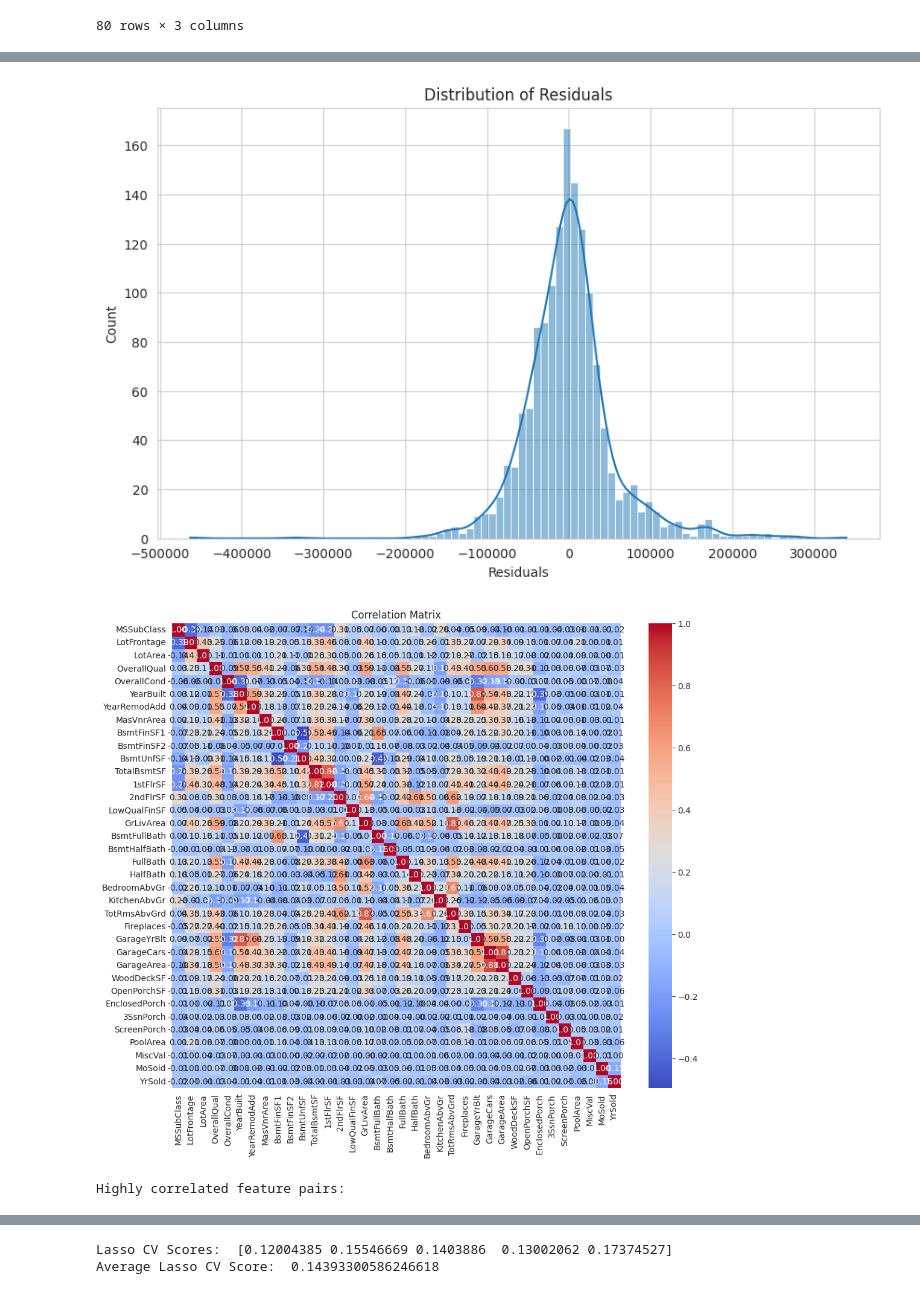
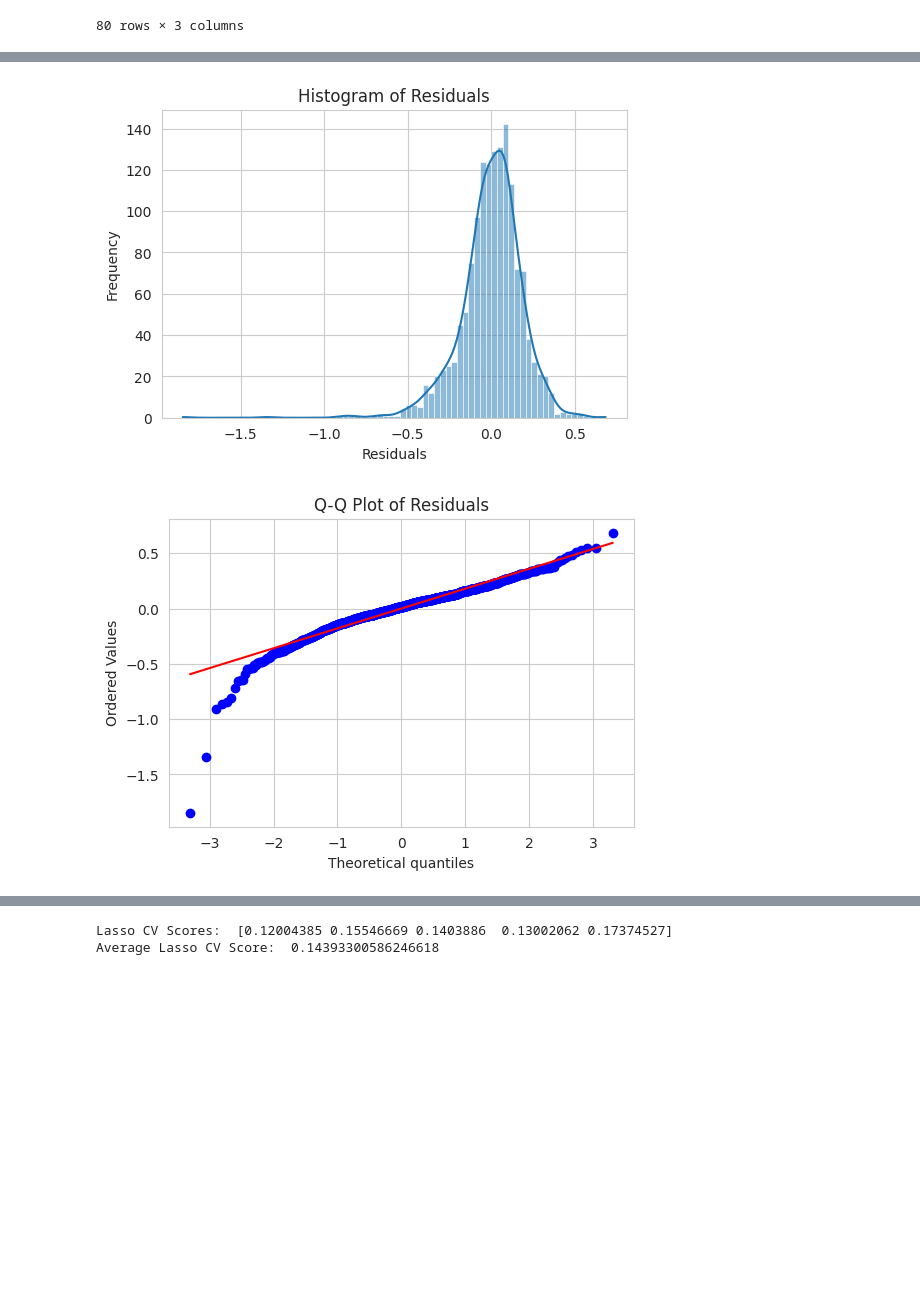
Before and after one commit to outerLeitmotiv/advanced-regression-techniques, a Jupyter notebook: data_science_project.ipynb, the cells around one changed output, grey strips where cells are left out. Drawn from its saved outputs; the diff is of its cells as text; code cells hidden in the pictures; blank space fills up the shorter version.

```diff
--- a/data_science_project.ipynb
+++ b/data_science_project.ipynb
@@ -247,0 +333,14 @@ plt.show()
+# %%
+model.fit(X, y)
+y_pred = model.predict(X)
+residuals = y - y_pred
+
+# Tracer les résidus par rapport aux prédicteurs
+for feature in features:
+    plt.figure(figsize=(6, 4))
+    sns.scatterplot(x=X[feature], y=residuals)
+    plt.title(f'Residuals vs {feature}')
+    plt.xlabel(feature)
+    plt.ylabel('Residuals')
+    plt.axhline(y=0, color='r', linestyle='--')
+    plt.show()
@@ -248,44 +362,15 @@ plt.show()
 # %%
-# Plot histogram of residuals
-plt.figure(figsize=(10, 6))
-sns.histplot(model.resid, kde=True)
+plt.figure(figsize=(6, 4))
+sns.histplot(residuals, kde=True)
+plt.title('Histogram of Residuals')
 plt.xlabel('Residuals')
-plt.title('Distribution of Residuals')
+plt.ylabel('Frequency')
 plt.show()
+
+plt.figure(figsize=(6, 4))
+stats.probplot(residuals, dist="norm", plot=plt)
+plt.title('Q-Q Plot of Residuals')
+plt.show()
 # %% [output]
-[figure, old version]
+[figure, new version]
+[figure, added]
-# %%
-
-# Identify numerical columns (excluding the target variable)
-numerical_cols = train.select_dtypes(include=['int64', 'float64']).columns.tolist()
-numerical_cols.remove('SalePrice')
-
-# Calculate the correlation matrix
-correlation_matrix = train[numerical_cols].corr()
-
-# Display the correlation matrix
-plt.figure(figsize=(12, 10))
-sns.heatmap(correlation_matrix, annot=True, fmt=".2f", cmap='coolwarm')
-plt.title("Correlation Matrix")
-plt.show()
-# %% [output]
-[figure, removed]
-# %%
-# Define a threshold for high correlation
-correlation_threshold = 0.95
-
-# Identify highly correlated feature pairs
-high_corr_pairs = []
-
-for i in range(len(correlation_matrix.columns)):
-    for j in range(i):
-        if abs(correlation_matrix.iloc[i, j]) > correlation_threshold:
-            colname = correlation_matrix.columns[i]
-            rowname = correlation_matrix.index[j]
-            high_corr_pairs.append((rowname, colname, correlation_matrix.iloc[i, j]))
-
-print("Highly correlated feature pairs:")
-for pair in high_corr_pairs:
-    print(f"{pair[0]} and {pair[1]}: correlation = {pair[2]:.2f}")
-# %% [output]
-Highly correlated feature pairs:
```
Also changed, not shown: parts of 52 cells of this notebook.
